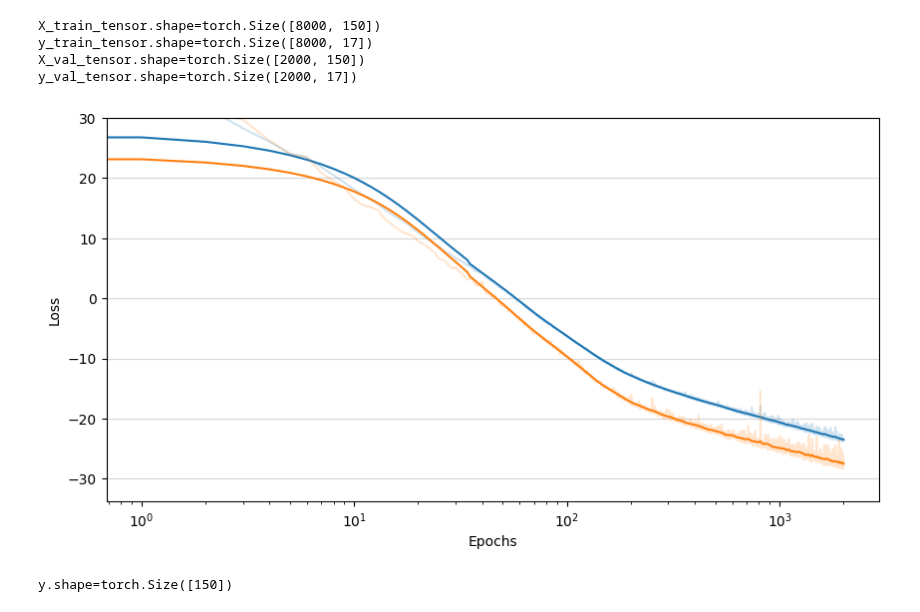
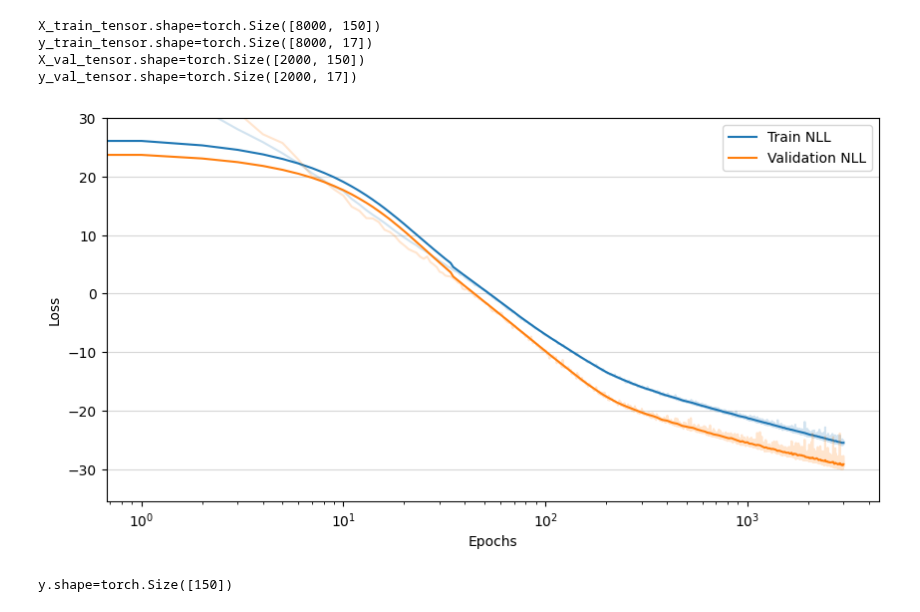
Before and after one commit to psaegert/bcnf, a Jupyter notebook: experimental/test_training.ipynb, the cells around one changed output. Saved outputs shown, nothing was run; the diff lists cells and outputs as text; code cells hidden in the pictures.

Commit message:
Test longer training

```diff
--- a/experimental/test_training.ipynb
+++ b/experimental/test_training.ipynb
@@ -103,20 +108,22 @@ loss_history = train_CondRealNVP(
 # %%
 fig, ax = plt.subplots(1, 1, figsize=(10, 5))
 
 ax.plot(loss_history['train'], alpha=0.2, color='C0')
-ax.plot(partconv1d(np.array(loss_history['train']), kernel=get_gaussian_kernel(sigma=10)), label='train', color='C0')
+ax.plot(partconv1d(np.array(loss_history['train']), kernel=get_gaussian_kernel(sigma=10)), label='Train NLL', color='C0')
 
 ax.plot(loss_history['val'], alpha=0.2, color='C1')
-ax.plot(partconv1d(np.array(loss_history['val']), kernel=get_gaussian_kernel(sigma=10)), label='val', color='C1')
+ax.plot(partconv1d(np.array(loss_history['val']), kernel=get_gaussian_kernel(sigma=10)), label='Validation NLL', color='C1')
 
 ax.set_xlabel('Epochs')
 ax.set_ylabel('Loss')
 
 ax.set_xscale('log')
 ax.set_ylim(None, 30)
 ax.grid(axis='y', alpha=0.5)
+
+ax.legend();
 # %% [output]
-[figure, old version]
+[figure, new version]
 # %%
 cnf.eval();
 # %%
```
Also changed, not shown: parts of 2 cells of this notebook.
